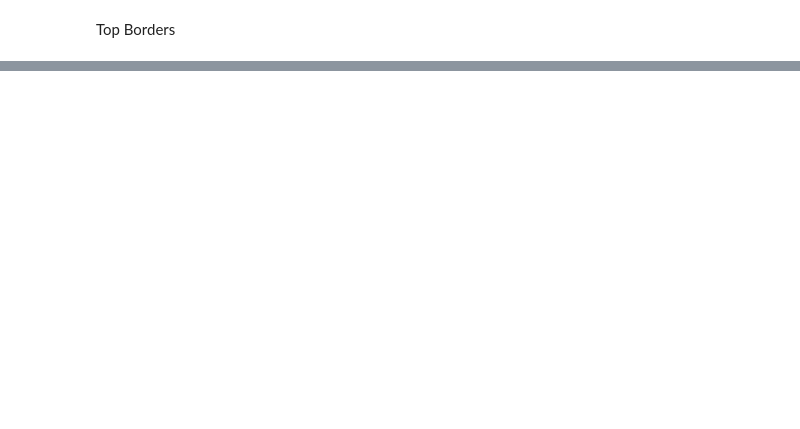
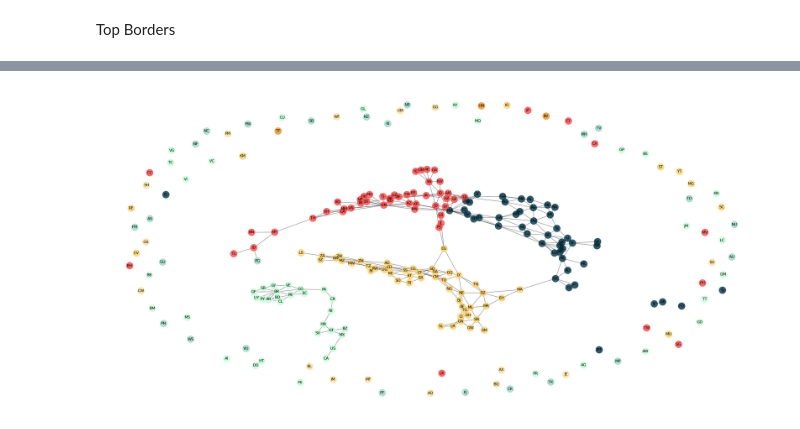
Before and after one commit to maikelps/TheWorldAsAGraph, a Jupyter notebook: initial_expl.ipynb, the cells around one changed output, grey strips where cells are left out. Cells and saved outputs as stored; diff of their text form; code cells hidden in the pictures; blank space fills up the shorter version.

Commit message:
colored network

```diff
--- a/initial_expl.ipynb
+++ b/initial_expl.ipynb
@@ -95,0 +115,16 @@ plt.show()
+# %%
+fr = (dfbord
+        .dropna(subset=['country_code'])
+        .set_index('country_code')
+        .merge( dfcont, left_index=True, right_index=True, how='left' ) # Add continental info
+        .pipe( lambda _df: _df.assign(
+            #country_border_code = np.where( (_df.country_border_code.isna()) & (_df.country_border_name.notnull()), 'NA', _df.country_border_code )
+            #,#Namibia is the only country that has no ISO country code in our source, therefore, it is manually corrected.
+            _color = np.select( [_df['Continent of the territory'] == 'Europe', _df['Continent of the territory'] == 'Asia',
+                                 _df['Continent of the territory'] == 'Africa', _df['Continent of the territory'] == 'Americas',
+                                 _df['Continent of the territory'] == 'Oceania',_df['Continent of the territory'] == 'Antarctica'],
+                                 ['#04364A', '#FF4848', '#FFD371', '#C2FFD9', '#9DDAC6', '#EE9322'], default='#FCE09B'  )
+            ) )
+
+        )
+fr
@@ -95,0 +172,29 @@ plt.show()
+# %%
+# Object Creation
+GR = nx.Graph()
+
+vrtxs = fr.index.unique()
+edges = fr.dropna().pipe(lambda _df: _df.assign(edges = list(zip(_df.index, _df['country_border_code']))) ).edges.to_list()
+
+# Colors
+COLORS = fr[~fr.index.duplicated()]._color.to_list()
+
+GR.add_nodes_from(vrtxs)
+GR.add_edges_from(edges)
+# %%
+plt.figure(figsize=(25,12))
+
+pos = nx.spring_layout(GR, k=0.09)
+#pos = nx.kamada_kawai_layout(GR, scale=3)
+
+# Draw nodes
+nx.draw_networkx_nodes(GR, pos, node_size=200, node_color=COLORS, alpha=0.8)
+# Draw edges
+nx.draw_networkx_edges(GR, pos, width=0.7, alpha=0.6)
+# Draw node labels
+nx.draw_networkx_labels(GR, pos, labels={node: node for node in vrtxs}, font_size=8)
+
+sns.despine(top=True, right=True, left=True, bottom=True)
+plt.show()
+# %% [output]
+[figure, added]
```
Also changed, not shown: parts of 14 cells of this notebook, 1 other file.
